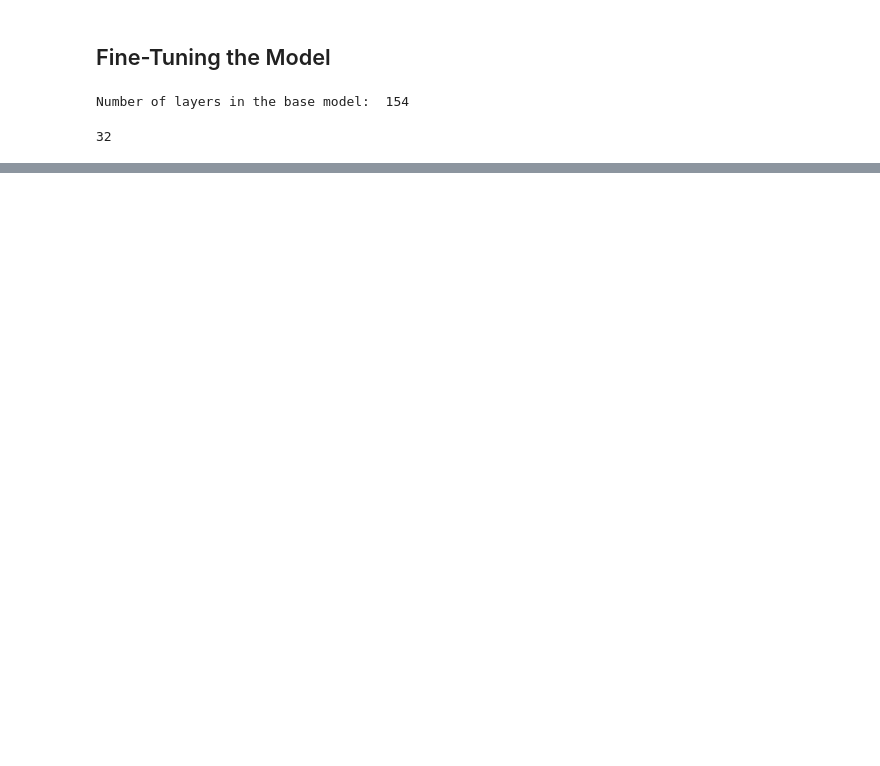
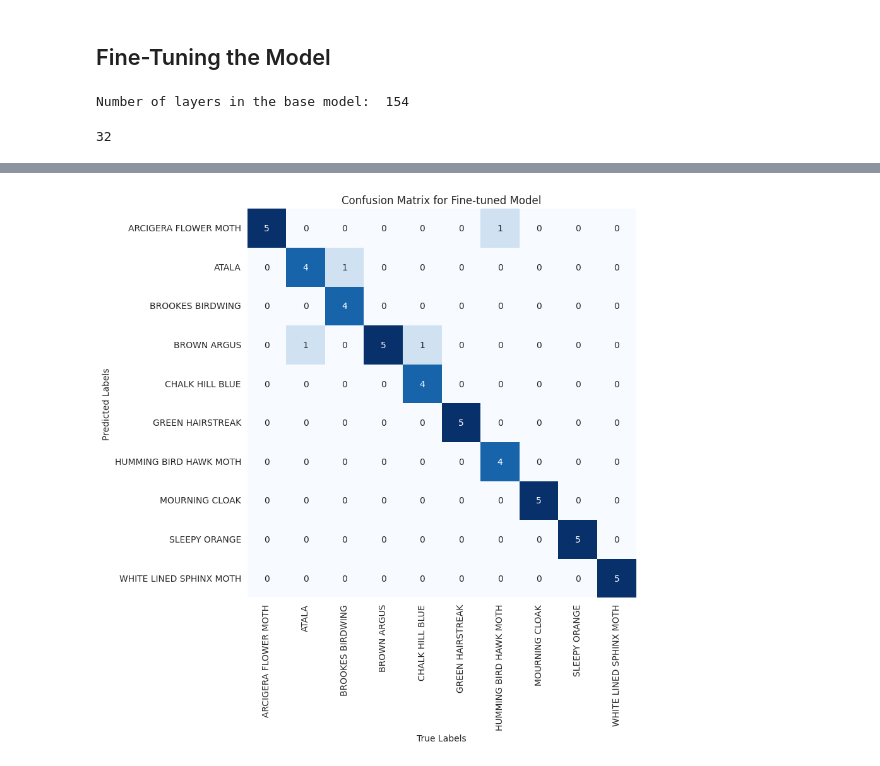
Before and after one commit to hifsakazmi/computer-vision-in-python, a Jupyter notebook: Butterfly_Image_Classification_Transfer_Learning.ipynb, the cells around one changed output, grey strips where cells are left out. Cells and saved outputs as stored; diff of their text form; code cells hidden in the pictures; blank space fills up the shorter version.

```diff
--- a/Butterfly_Image_Classification_Transfer_Learning.ipynb
+++ b/Butterfly_Image_Classification_Transfer_Learning.ipynb
@@ -573,0 +633,4 @@ Labels:
+# %%
+# Get predictions for the test set
+test_predictions_tuned = model.predict(test_dataset)
+test_predicted_labels_tuned = np.argmax(test_predictions_tuned, axis=1)
@@ -573,0 +639,13 @@ Labels:
+# %%
+# Calculate the confusion matrix for fine-tuned model
+cm = confusion_matrix(true_labels, test_predicted_labels_tuned)
+
+# Plot the confusion matrix
+plt.figure(figsize=(8, 8))
+sns.heatmap(cm.T, square=True, annot=True, fmt='d', cmap='Blues', cbar=False, xticklabels=class_names, yticklabels=class_names)
+plt.xlabel('True Labels')
+plt.ylabel('Predicted Labels')
+plt.title('Confusion Matrix for Fine-tuned Model')
+plt.show()
+# %% [output]
+[figure, added]
```
Also changed, not shown: parts of 27 cells of this notebook.
